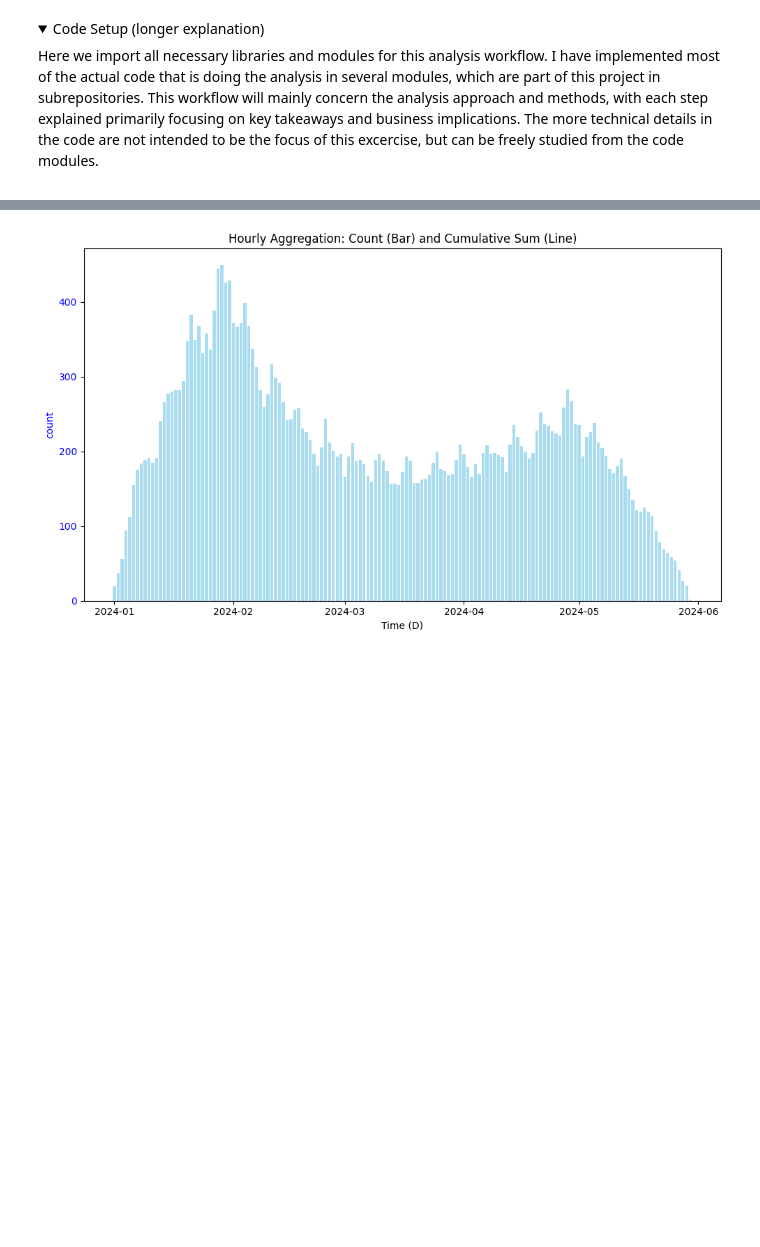
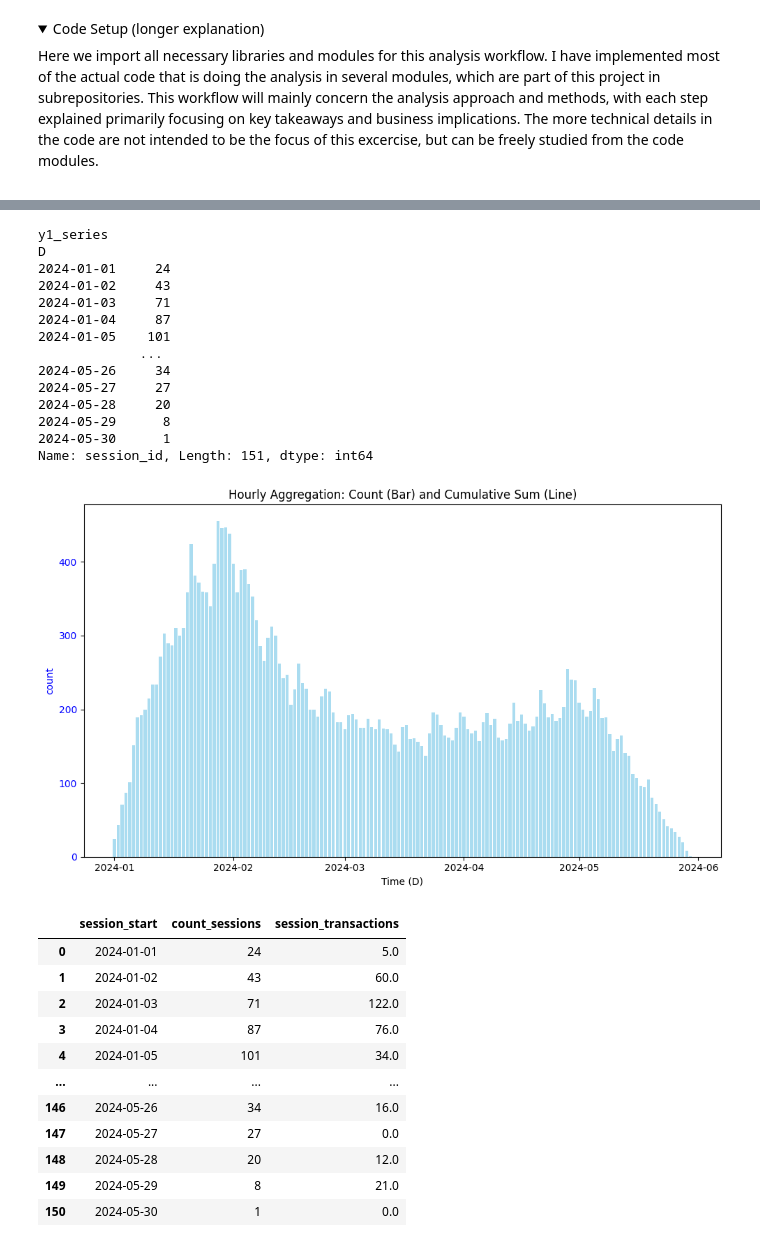
Before and after one commit to pyryjh/Portfolio, a Jupyter notebook: customer_acquisition_analytics/user_acquisition_analysis_workflow.ipynb, the cells around one changed output, grey strips where cells are left out. Saved outputs shown, nothing was run; the diff lists cells and outputs as text; code cells hidden in the pictures; folded sections open; blank space fills up the shorter version.

Commit message:
Plot helper progress

```diff
--- a/customer_acquisition_analytics/user_acquisition_analysis_workflow.ipynb
+++ b/customer_acquisition_analytics/user_acquisition_analysis_workflow.ipynb
@@ -158,11 +160,10 @@ display(df)
 def plot_helper(
         df: pd.DataFrame,
         x_col: str,
-        x_agg: str,
         y1_col: str,
-        y1_func: str,
-        y1_cum: bool,
-        y1_plottype: str,
+        y1_func: str=None,
+        y1_cum: bool=False,
+        y1_plottype: str='bar',
         y1_label: str=None,
         y1_color: str=None,
         y2_incl: bool=False,
@@ -172,6 +173,7 @@ def plot_helper(
         y2_plottype: str=None,
         y2_label: str=None,
         y2_color: str=None,
+        x_agg: str=None
     ):
     """
     x_agg: https://pandas.pydata.org/docs/user_guide/timeseries.html#timeseries-offset-aliases
@@ -197,8 +199,15 @@ def plot_helper(
 
     display(df)
 
-    df[x_agg] = df[x_col].dt.floor(x_agg)
-    y1_series = df.groupby(x_agg)[y1_col].agg(y1_func)
+    if x_agg is not None:
+        df[x_agg] = df[x_col].dt.floor(x_agg)
+        y1_series = df.groupby(x_agg)[y1_col].agg(y1_func)
+        print('y1_series')
+        print(y1_series)
+    else:  # No aggregation
+        y1_series=df.set_index(x_col)[y1_col]
+        print('y1_series, no agg')
+        display(y1_series)
 
     # Create the plot with two y-axes.
     fig, ax1 = plt.subplots(figsize=(10, 6))
@@ -235,6 +244,37 @@ df_c = select_table_sqlite(
     """
 )
 display(df_c)
-plot_helper(df_c, 'session_start', 'D', 'session_id', 'count', False, 'bar')
+plot_helper(
+    df=df_c,
+    x_col='session_start',
+    x_agg='D',
+    y1_col='session_id',
+    y1_func='count',
+    y1_cum=False,
+    y1_plottype='bar')
+
+df_c2 = select_table_sqlite(
+    """
+    with
+
+    transactions_per_day as (
+        select
+            date(session_start) as session_start,
+            count(distinct session_id) as count_sessions,
+            sum(case when transaction_size is NULL then 0 else transaction_size end) as session_transactions
+        from fct_user_action_test
+        where session_id is not null
+        group by 1
+    )
+    select * from transactions_per_day
+    """
+)
+display(df_c2)
+plot_helper(
+    df=df_c2,
+    x_col='session_start',
+    y1_col='count_sessions',
+    y1_cum=False,
+    y1_plottype='bar')
 # %% [output]
 |  | session_id | session_start | session_transactions |
@@ -272 +312,27 @@ Name: session_start, dtype: object
+y1_series
+D
+2024-01-01     24
+2024-01-02     43
+2024-01-03     71
+2024-01-04     87
+2024-01-05    101
+             ...
+2024-05-26     34
+2024-05-27     27
+2024-05-28     20
+2024-05-29      8
+2024-05-30      1
+Name: session_id, Length: 151, dtype: int64
-[figure, old version]
+[figure, new version]
+|  | session_start | count_sessions | session_transactions |
+| 0 | 2024-01-01 | 24 | 5.0 |
+| 1 | 2024-01-02 | 43 | 60.0 |
+| 2 | 2024-01-03 | 71 | 122.0 |
+| 3 | 2024-01-04 | 87 | 76.0 |
+| 4 | 2024-01-05 | 101 | 34.0 |
+| ... | ... | ... | ... |
+| 146 | 2024-05-26 | 34 | 16.0 |
+| 147 | 2024-05-27 | 27 | 0.0 |
+| 148 | 2024-05-28 | 20 | 12.0 |
+| 149 | 2024-05-29 | 8 | 21.0 |
+| 150 | 2024-05-30 | 1 | 0.0 |
```
Also changed, not shown: parts of 4 cells of this notebook.
